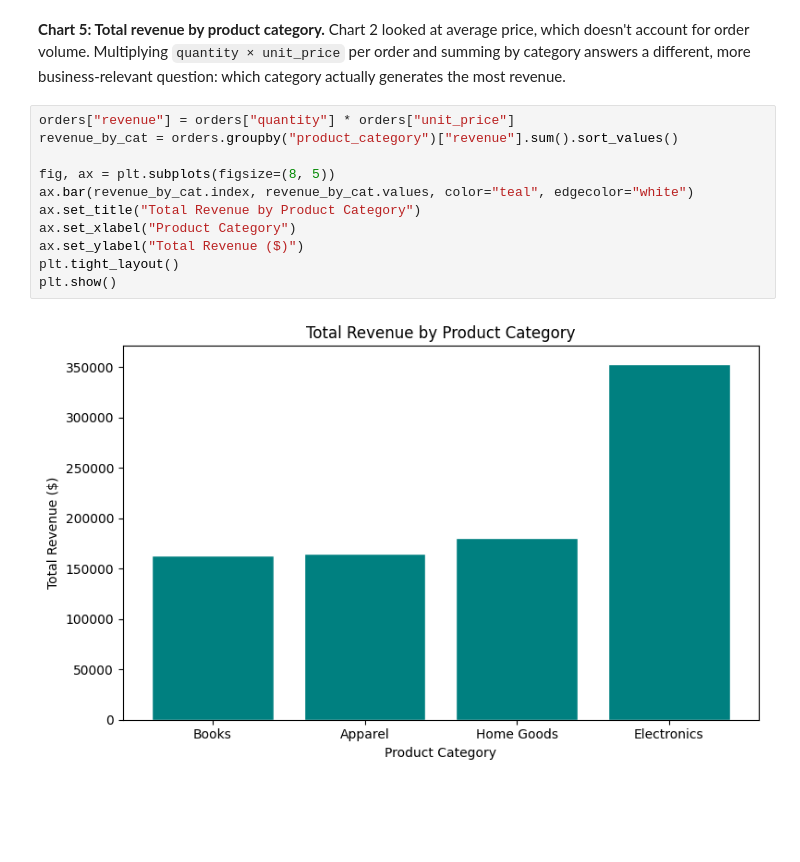
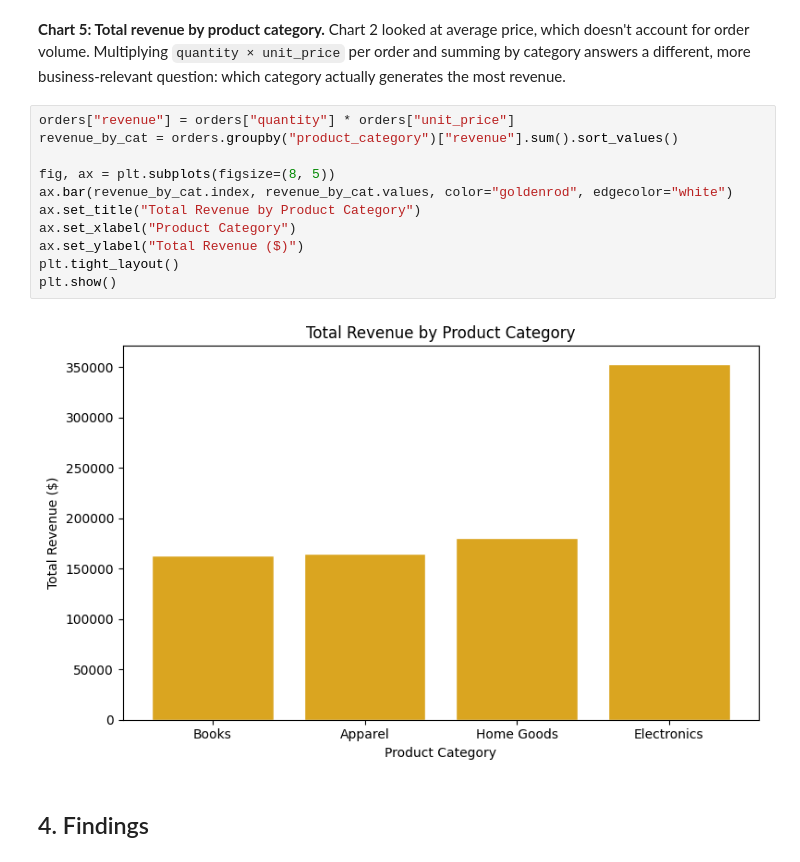
Before and after one commit to RabiaHussain1498/week5-eda, a Jupyter notebook: orders_eda.ipynb, the cells around one changed output. Saved outputs shown, nothing was run; the diff lists cells and outputs as text; blank space fills up the shorter version.

```diff
--- a/orders_eda.ipynb
+++ b/orders_eda.ipynb
@@ -383,13 +383,15 @@ revenue.
 # %%
 orders["revenue"] = orders["quantity"] * orders["unit_price"]
 revenue_by_cat = orders.groupby("product_category")["revenue"].sum().sort_values()
 
 fig, ax = plt.subplots(figsize=(8, 5))
-ax.bar(revenue_by_cat.index, revenue_by_cat.values, color="teal", edgecolor="white")
+ax.bar(revenue_by_cat.index, revenue_by_cat.values, color="goldenrod", edgecolor="white")
 ax.set_title("Total Revenue by Product Category")
 ax.set_xlabel("Product Category")
 ax.set_ylabel("Total Revenue ($)")
 plt.tight_layout()
 plt.show()
 # %% [output]
-[figure, old version]
+[figure, new version]
+# %% [markdown]
+## 4. Findings
```
Also changed, not shown: parts of 1 cell of this notebook.
